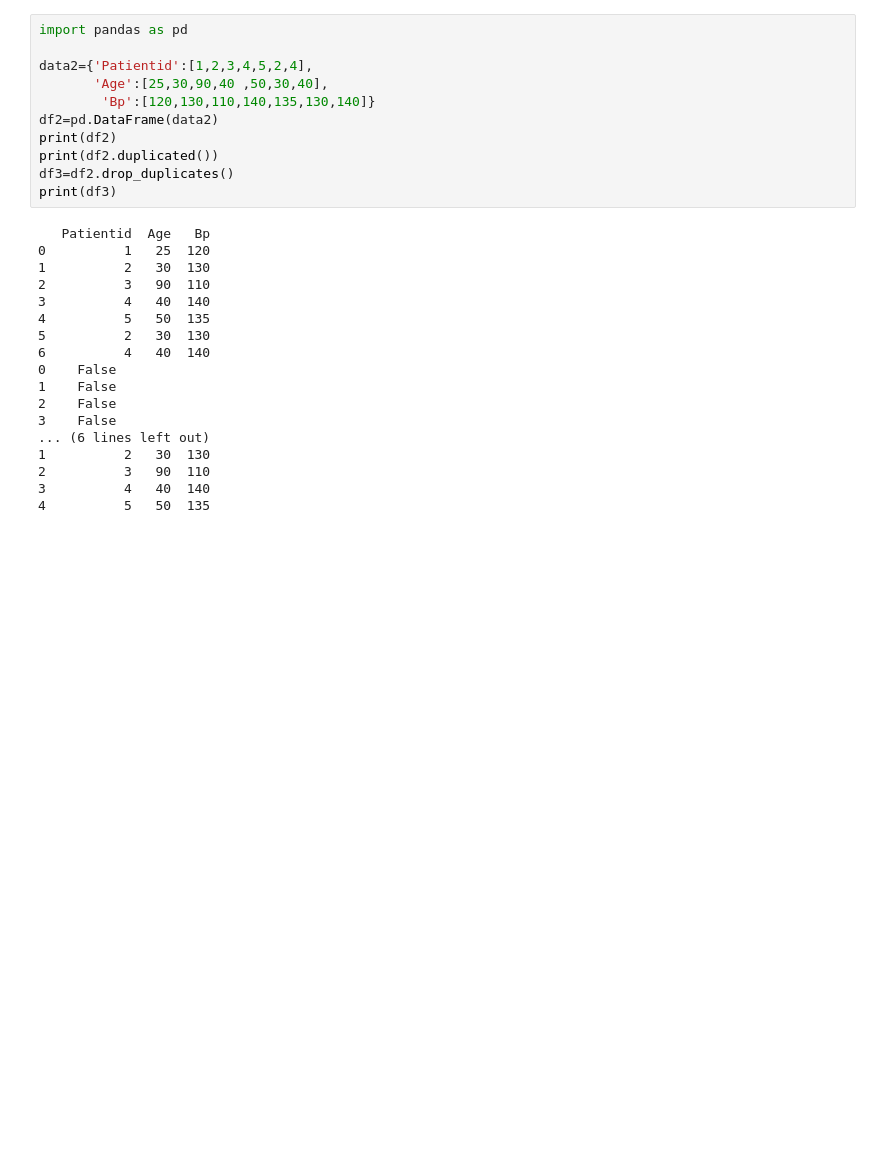
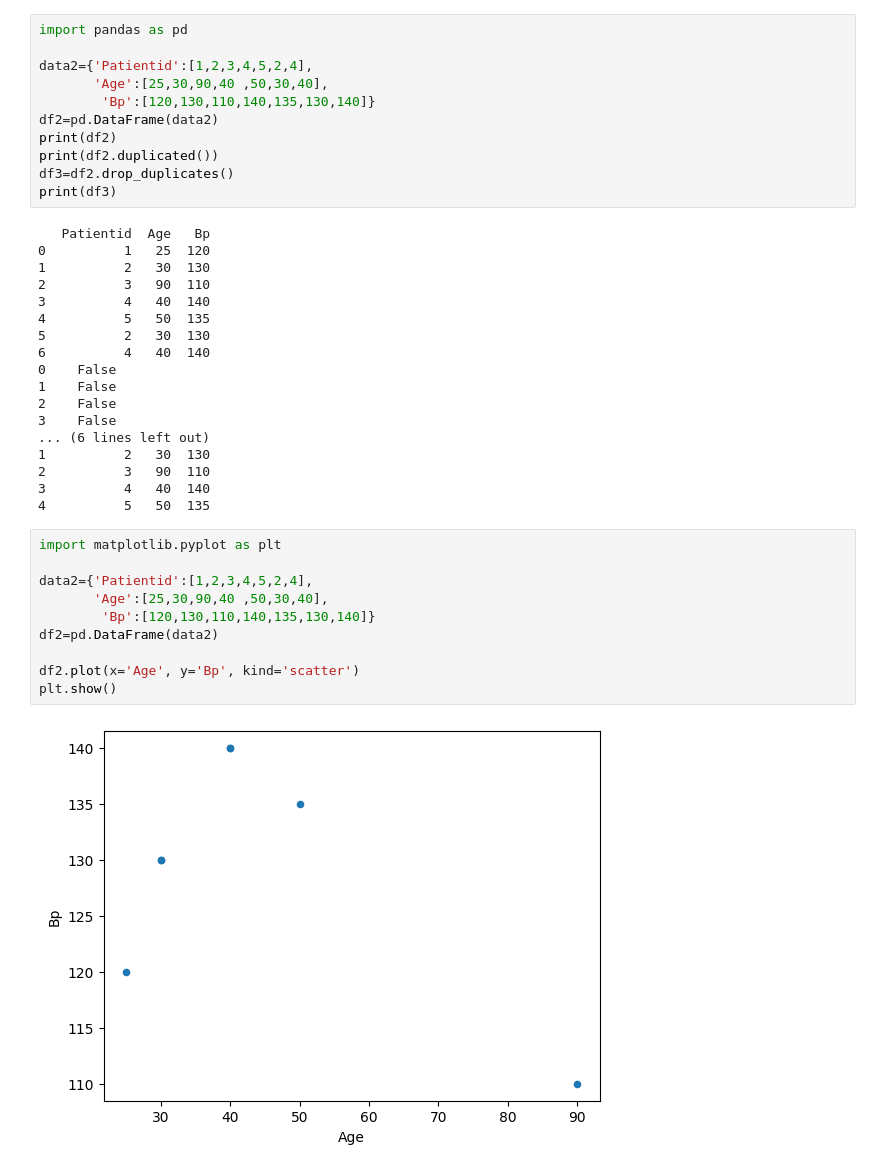
Before and after one commit to venkateshnaramula/SRU_Batch-17-18, a Jupyter notebook: Missingvalues.ipynb, the cells around one changed output. Saved outputs shown, nothing was run; the diff lists cells and outputs as text; blank space fills up the shorter version.

```diff
--- a/Missingvalues.ipynb
+++ b/Missingvalues.ipynb
@@ -123,3 +123,15 @@ print(df3)
 2          3   90  110
 3          4   40  140
 4          5   50  135
+# %%
+import matplotlib.pyplot as plt
+
+data2={'Patientid':[1,2,3,4,5,2,4],
+       'Age':[25,30,90,40 ,50,30,40],
+        'Bp':[120,130,110,140,135,130,140]}
+df2=pd.DataFrame(data2)
+
+df2.plot(x='Age', y='Bp', kind='scatter')
+plt.show()
+# %% [output]
+[figure, added]
```
Also changed, not shown: parts of 4 cells of this notebook.
